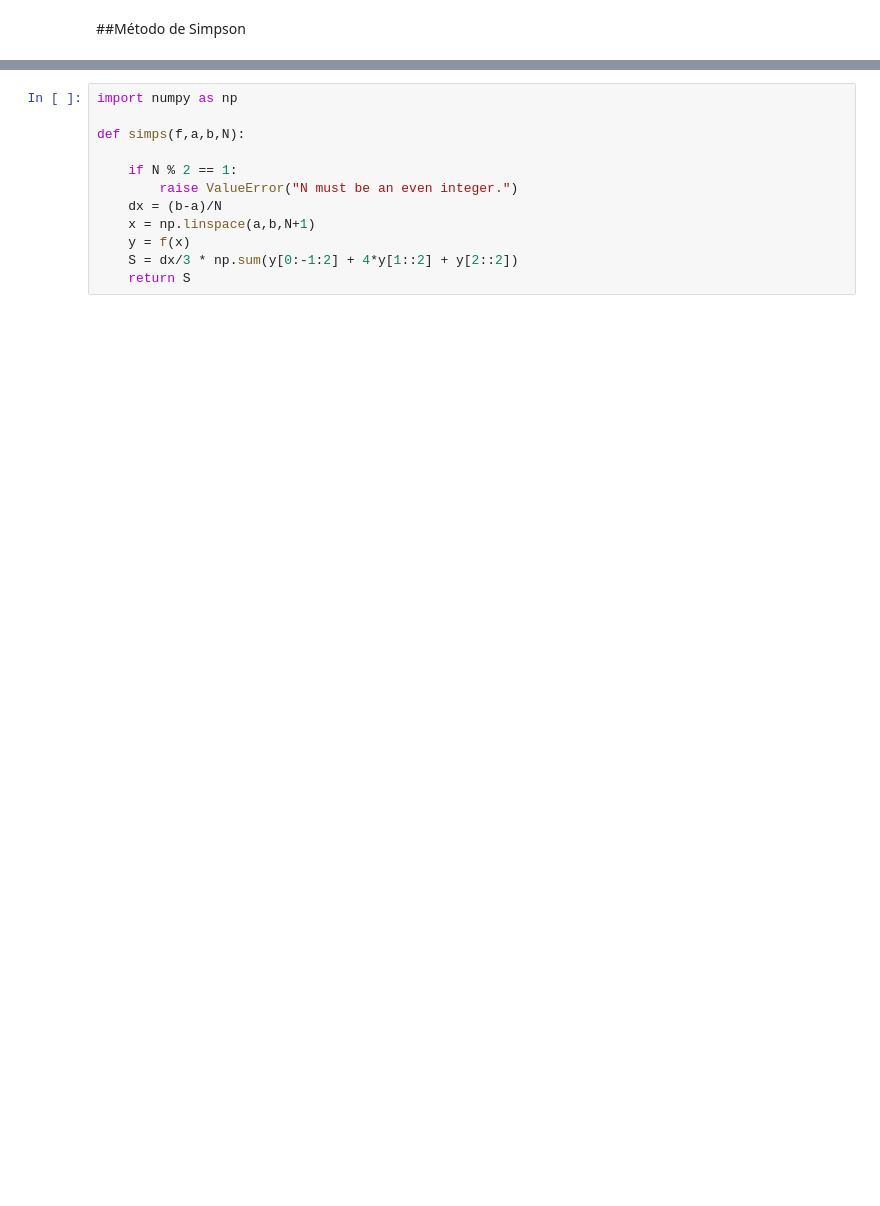
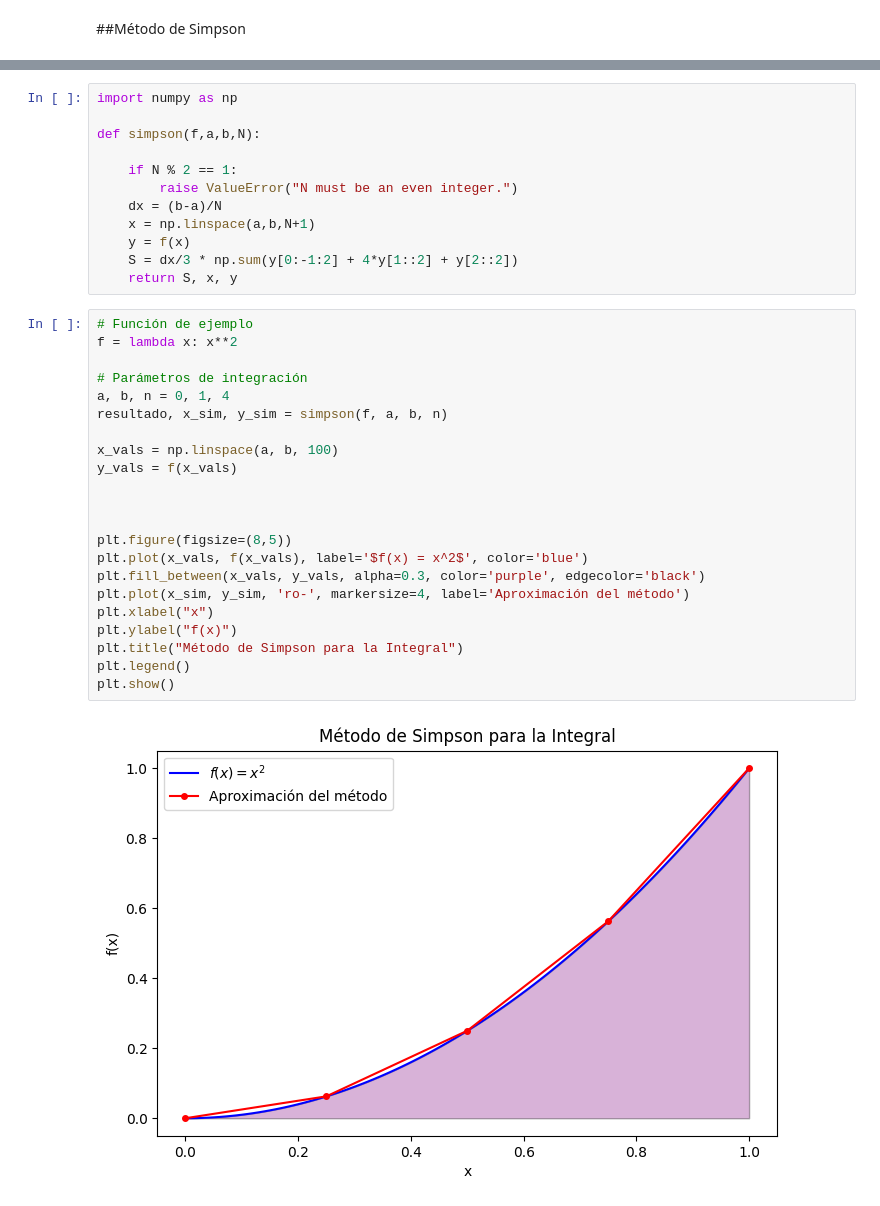
Before and after one commit to marlongv098/Curso_aplicadas_II, a Jupyter notebook: Eje_tematico_1/Copy of 1_c.ipynb, the cells around one changed output, grey strips where cells are left out. Cells and saved outputs as stored; diff of their text form; blank space fills up the shorter version.

```diff
--- a/Eje_tematico_1/Copy of 1_c.ipynb
+++ b/Eje_tematico_1/Copy of 1_c.ipynb
@@ -32,7 +108,7 @@ def trapz(f,a,b,N):
 # %%
 import numpy as np
 
-def simps(f,a,b,N):
+def simpson(f,a,b,N):
 
     if N % 2 == 1:
         raise ValueError("N must be an even integer.")
@@ -40,4 +116,28 @@ def simps(f,a,b,N):
     x = np.linspace(a,b,N+1)
     y = f(x)
     S = dx/3 * np.sum(y[0:-1:2] + 4*y[1::2] + y[2::2])
-    return S
+    return S, x, y
+# %%
+# Función de ejemplo
+f = lambda x: x**2
+
+# Parámetros de integración
+a, b, n = 0, 1, 4
+resultado, x_sim, y_sim = simpson(f, a, b, n)
+
+x_vals = np.linspace(a, b, 100)
+y_vals = f(x_vals)
+
+
+
+plt.figure(figsize=(8,5))
+plt.plot(x_vals, f(x_vals), label='$f(x) = x^2$', color='blue')
+plt.fill_between(x_vals, y_vals, alpha=0.3, color='purple', edgecolor='black')
+plt.plot(x_sim, y_sim, 'ro-', markersize=4, label='Aproximación del método')
+plt.xlabel("x")
+plt.ylabel("f(x)")
+plt.title("Método de Simpson para la Integral")
+plt.legend()
+plt.show()
+# %% [output]
+[figure, added]
```
Also changed, not shown: parts of 8 cells of this notebook, 32 other files.
